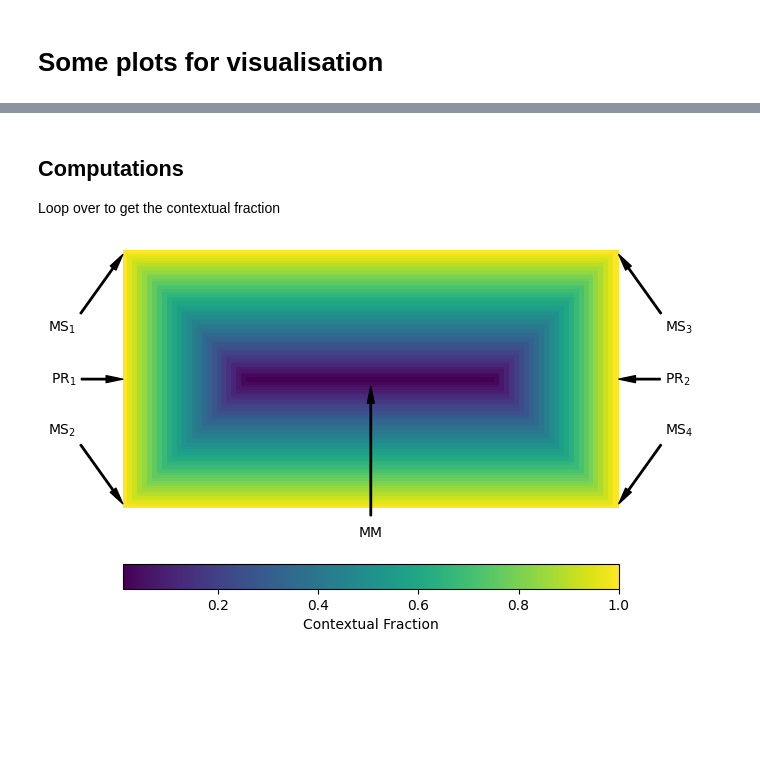
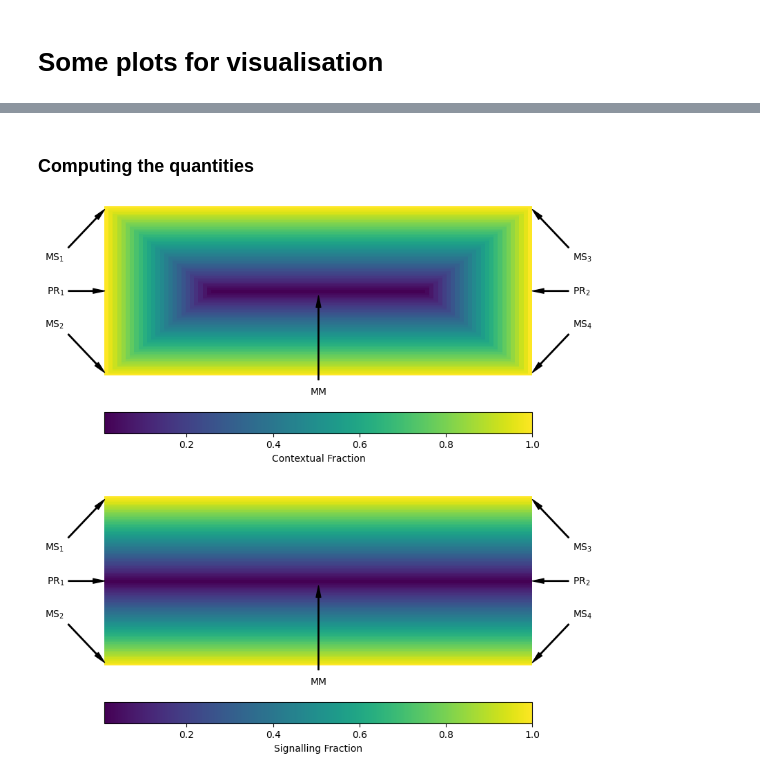
Before and after one commit to Kim-Vallee/contextuality, a Jupyter notebook: notebooks/plots.ipynb, the cells around one changed output, grey strips where cells are left out. Saved outputs shown, nothing was run; the diff lists cells and outputs as text; code cells hidden in the pictures; blank space fills up the shorter version.

```diff
--- a/notebooks/plots.ipynb
+++ b/notebooks/plots.ipynb
@@ -46,6 +50,8 @@ FULLY_MIXED = np.array([
     1 / 4, 1 / 4, 1 / 4, 1 / 4,
     1 / 4, 1 / 4, 1 / 4, 1 / 4
 ])
+# %% [markdown]
+### Computing the quantities
 # %%
 nb_points = 100
 
@@ -58,52 +82,54 @@ MIMs = np.zeros((nb_points, nb_points))
-# %% [markdown]
-## Computations
-Loop over to get the contextual fraction
-# %%
-y_range_tqdm = tqdm(total=nb_points)
-x_range_tqdm = tqdm(total=nb_points)
-
-for i, y in enumerate(y_range):
-    x_range_tqdm.reset()
-    y_range_tqdm.update()
-    p1 = (1 - y) * MS_points[0] + y * MS_points[1]
-    p2 = (1 - y) * MS_points[2] + y * MS_points[3]
-    for j, x in enumerate(x_range):
-        x_range_tqdm.update()
-        p = (1 - x) * p1 + x * p2
-        em = EmpiricalModel(chsh, p)
-        CFs[j, i] = em.compute_cf()["CF"]
-        SFs[j, i] = em.compute_sf()["SF"]
-        MIMs[j, i] = em.maximum_incompatibility_of_marginals()
-
-x_range_tqdm.close()
-y_range_tqdm.close()
 # %%
 X, Y = np.meshgrid(x_range, y_range)
 
-fig, ax = plt.subplots()
+fig, axs = plt.subplots(nrows=2, ncols=1, figsize=(8,10))
 
-ax.set_axis_off()
+ax1 = axs[0]
+ax2 = axs[1]
 
-res = ax.pcolor(X, Y, CFs.T)
-fig.colorbar(res, ax=ax, label="Contextual Fraction", location="bottom")
+ax1.set_axis_off()
+ax2.set_axis_off()
+
+res = ax1.pcolor(X, Y, CFs.T)
+fig.colorbar(res, ax=ax1, label="Contextual Fraction", location="bottom")
 
 annotation_arguments = {'horizontalalignment': 'right',
                         'verticalalignment': 'center',
                         'arrowprops':{'facecolor':'black', 'width': 1, 'headwidth': 5, 'shrink': 0.05}}
-ax.annotate(r"$\text{MS}_1$", xy=(0, 1), xytext=(-0.1, 0.7), **annotation_arguments)
-ax.annotate(r"$\text{PR}_1$", xy=(0, 0.5), xytext=(-0.1, 0.5), **annotation_arguments)
-ax.annotate(r"$\text{MS}_2$", xy=(0, 0), xytext=(-0.1, 0.3), **annotation_arguments)
+ax1.annotate(r"$\text{MS}_1$", xy=(0, 1), xytext=(-0.1, 0.7), **annotation_arguments)
+ax1.annotate(r"$\text{PR}_1$", xy=(0, 0.5), xytext=(-0.1, 0.5), **annotation_arguments)
+ax1.annotate(r"$\text{MS}_2$", xy=(0, 0), xytext=(-0.1, 0.3), **annotation_arguments)
 
 annotation_arguments['horizontalalignment'] = 'left'
 
-ax.annotate(r"$\text{MS}_3$", xy=(1, 1), xytext=(1.1, 0.7), **annotation_arguments)
-ax.annotate(r"$\text{PR}_2$", xy=(1, 0.5), xytext=(1.1, 0.5), **annotation_arguments)
-ax.annotate(r"$\text{MS}_4$", xy=(1, 0), xytext=(1.1, 0.3), **annotation_arguments)
+ax1.annotate(r"$\text{MS}_3$", xy=(1, 1), xytext=(1.1, 0.7), **annotation_arguments)
+ax1.annotate(r"$\text{PR}_2$", xy=(1, 0.5), xytext=(1.1, 0.5), **annotation_arguments)
+ax1.annotate(r"$\text{MS}_4$", xy=(1, 0), xytext=(1.1, 0.3), **annotation_arguments)
 
 annotation_arguments['horizontalalignment'] = 'center'
 
-ax.annotate(r"MM", xy=(0.5, 0.5), xytext=(0.5, -0.1), **annotation_arguments)
+ax1.annotate(r"MM", xy=(0.5, 0.5), xytext=(0.5, -0.1), **annotation_arguments)
+
+res = ax2.pcolor(X, Y, SFs.T)
+fig.colorbar(res, ax=ax2, label="Signalling Fraction", location="bottom")
+
+annotation_arguments = {'horizontalalignment': 'right',
+                        'verticalalignment': 'center',
+                        'arrowprops':{'facecolor':'black', 'width': 1, 'headwidth': 5, 'shrink': 0.05}}
+ax2.annotate(r"$\text{MS}_1$", xy=(0, 1), xytext=(-0.1, 0.7), **annotation_arguments)
+ax2.annotate(r"$\text{PR}_1$", xy=(0, 0.5), xytext=(-0.1, 0.5), **annotation_arguments)
+ax2.annotate(r"$\text{MS}_2$", xy=(0, 0), xytext=(-0.1, 0.3), **annotation_arguments)
+
+annotation_arguments['horizontalalignment'] = 'left'
+
+ax2.annotate(r"$\text{MS}_3$", xy=(1, 1), xytext=(1.1, 0.7), **annotation_arguments)
+ax2.annotate(r"$\text{PR}_2$", xy=(1, 0.5), xytext=(1.1, 0.5), **annotation_arguments)
+ax2.annotate(r"$\text{MS}_4$", xy=(1, 0), xytext=(1.1, 0.3), **annotation_arguments)
+
+annotation_arguments['horizontalalignment'] = 'center'
+
+ax2.annotate(r"MM", xy=(0.5, 0.5), xytext=(0.5, -0.1), **annotation_arguments)
 
 fig.show()
 # %% [output]
-[figure, old version]
+[figure, new version]
```
Also changed, not shown: parts of 5 cells of this notebook, 1 other file.
